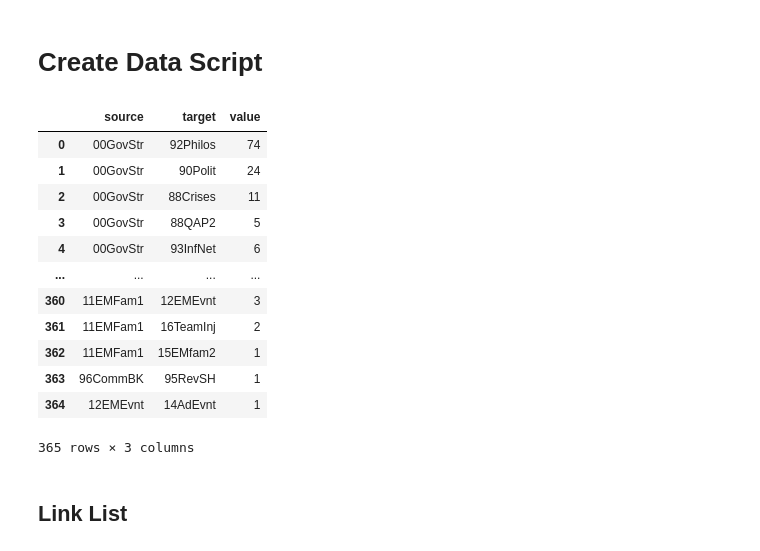
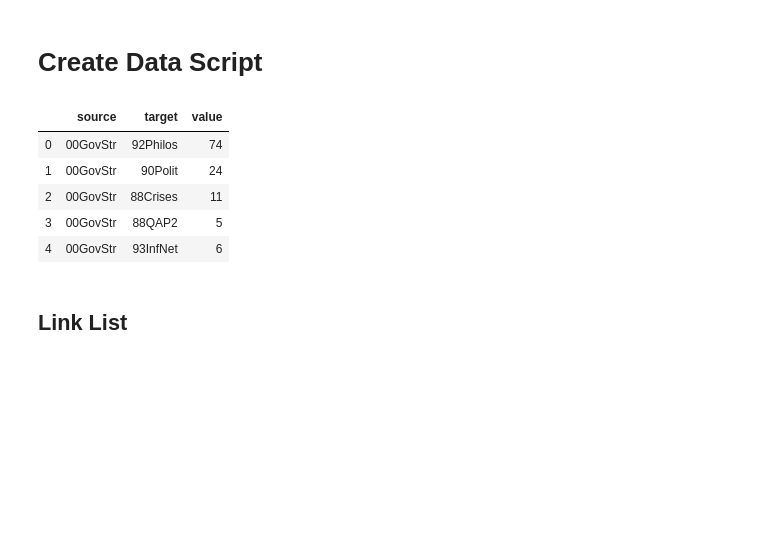
Before and after one commit to lily-yuan/DataVisualization, a Jupyter notebook: DataCleaning.ipynb, the cells around one changed output. Cells and saved outputs as stored; diff of their text form; code cells hidden in the pictures; blank space fills up the shorter version.

```diff
--- a/DataCleaning.ipynb
+++ b/DataCleaning.ipynb
@@ -152,30 +152,23 @@ one_mode.to_csv("one_mode.csv")
 # %%
 #Change one-mode dataframe into source-target list
 
 src_dst = pd.DataFrame(columns=['source', 'target', 'value'])
 
 for i in range(len(one_mode)):
     for j in range(i + 1, len(one_mode)):
         value = one_mode.iloc[i, j]
         if(value>0):
             src_dst = src_dst.append([{'source': one_mode.columns.values[i],
                                        'target': one_mode.columns.values[j],
                                        'value': one_mode.iloc[i, j]}], ignore_index=True, sort=False)
-src_dst
+src_dst[: 5]
 # %% [output]
 |  | source | target | value |
 | 0 | 00GovStr | 92Philos | 74 |
 | 1 | 00GovStr | 90Polit | 24 |
 | 2 | 00GovStr | 88Crises | 11 |
 | 3 | 00GovStr | 88QAP2 | 5 |
 | 4 | 00GovStr | 93InfNet | 6 |
-| ... | ... | ... | ... |
-| 360 | 11EMFam1 | 12EMEvnt | 3 |
-| 361 | 11EMFam1 | 16TeamInj | 2 |
-| 362 | 11EMFam1 | 15EMfam2 | 1 |
-| 363 | 96CommBK | 95RevSH | 1 |
-| 364 | 12EMEvnt | 14AdEvnt | 1 |
-365 rows × 3 columns
 # %% [markdown]
 ## Link List
 # %%
```
Also changed, not shown: parts of 7 cells of this notebook.
